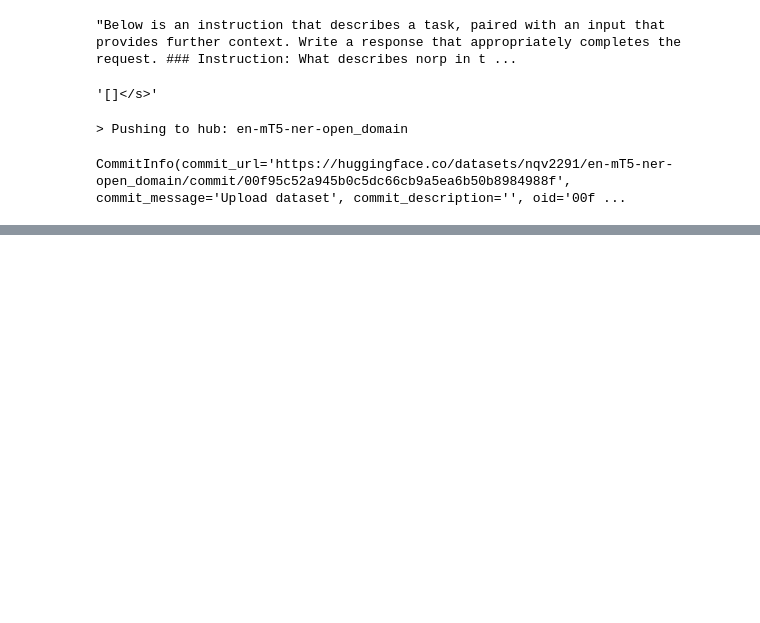
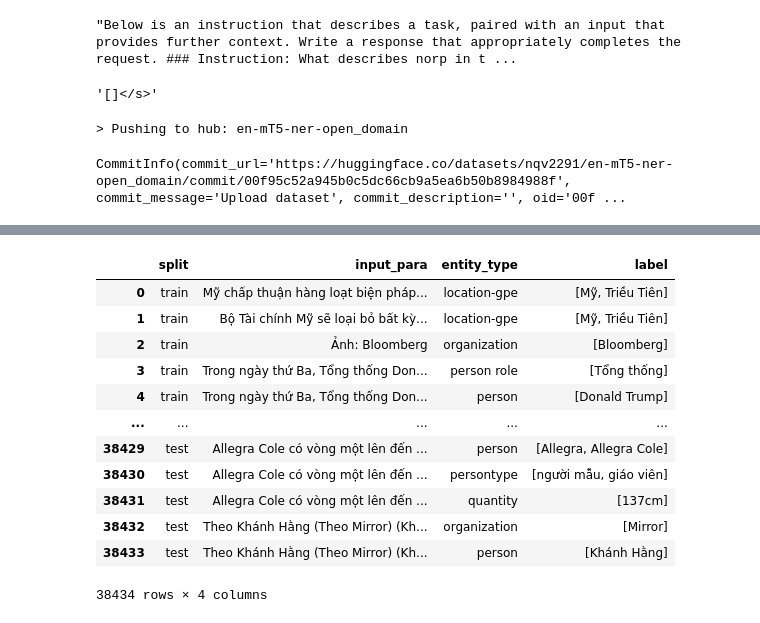
Before and after one commit to vietnq2291/multilingual-NER, a Jupyter notebook: src/data/prepare_ner_data.ipynb, the cells around one changed output, grey strips where cells are left out. Saved outputs shown, nothing was run; the diff lists cells and outputs as text; code cells hidden in the pictures; blank space fills up the shorter version.

```diff
--- a/src/data/prepare_ner_data.ipynb
+++ b/src/data/prepare_ner_data.ipynb
@@ -302,0 +308,7 @@ CommitInfo(commit_url='https://huggingface.co/datasets/nqv2291/en-mT5-ner-open_d
+# %%
+data_dirs = [
+    'datasets/NER_VLSP_2021/NER-Data-Muc',
+    'datasets/NER_VLSP_2021/Data-Muc-Addition'
+]
+data_paths = [path for data_dir in data_dirs for path in glob.glob(data_dir+'/*')]
+len(data_paths)
@@ -302,0 +494,23 @@ CommitInfo(commit_url='https://huggingface.co/datasets/nqv2291/en-mT5-ner-open_d
+# %%
+# turn into dataframe
+df = pd.concat([
+        vi_vlsp_ner_renamed['train'].to_pandas(),
+        vi_vlsp_ner_renamed['dev'].to_pandas(),
+        vi_vlsp_ner_renamed['test'].to_pandas()
+    ],
+    ignore_index=True)
+df
+# %% [output]
+|  | split | input_para | entity_type | label |
+| 0 | train | Mỹ chấp thuận hàng loạt biện pháp... | location-gpe | [Mỹ, Triều Tiên] |
+| 1 | train | Bộ Tài chính Mỹ sẽ loại bỏ bất kỳ... | location-gpe | [Mỹ, Triều Tiên] |
+| 2 | train | Ảnh: Bloomberg | organization | [Bloomberg] |
+| 3 | train | Trong ngày thứ Ba, Tổng thống Don... | person role | [Tổng thống] |
+| 4 | train | Trong ngày thứ Ba, Tổng thống Don... | person | [Donald Trump] |
+| ... | ... | ... | ... | ... |
+| 38429 | test | Allegra Cole có vòng một lên đến ... | person | [Allegra, Allegra Cole] |
+| 38430 | test | Allegra Cole có vòng một lên đến ... | persontype | [người mẫu, giáo viên] |
+| 38431 | test | Allegra Cole có vòng một lên đến ... | quantity | [137cm] |
+| 38432 | test | Theo Khánh Hằng (Theo Mirror) (Kh... | organization | [Mirror] |
+| 38433 | test | Theo Khánh Hằng (Theo Mirror) (Kh... | person | [Khánh Hằng] |
+38434 rows × 4 columns
```
Also changed, not shown: parts of 23 cells of this notebook, 2 other files.
